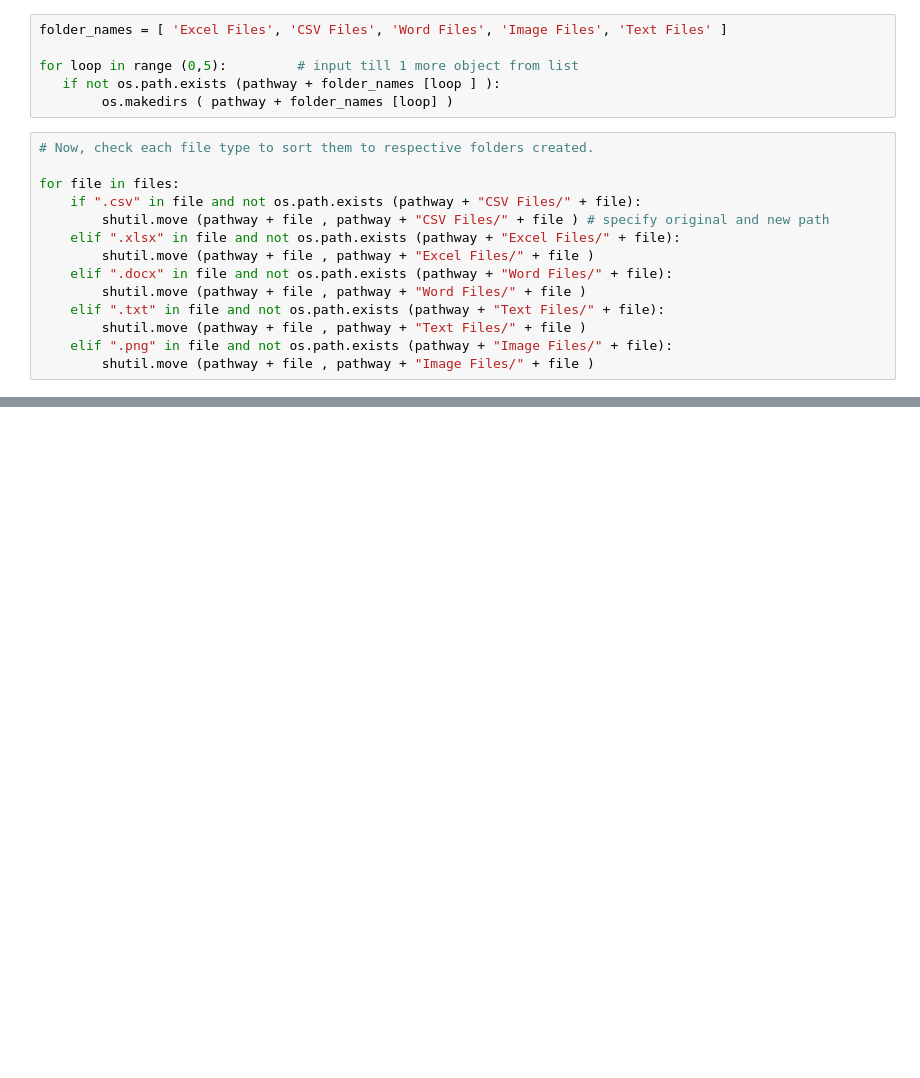
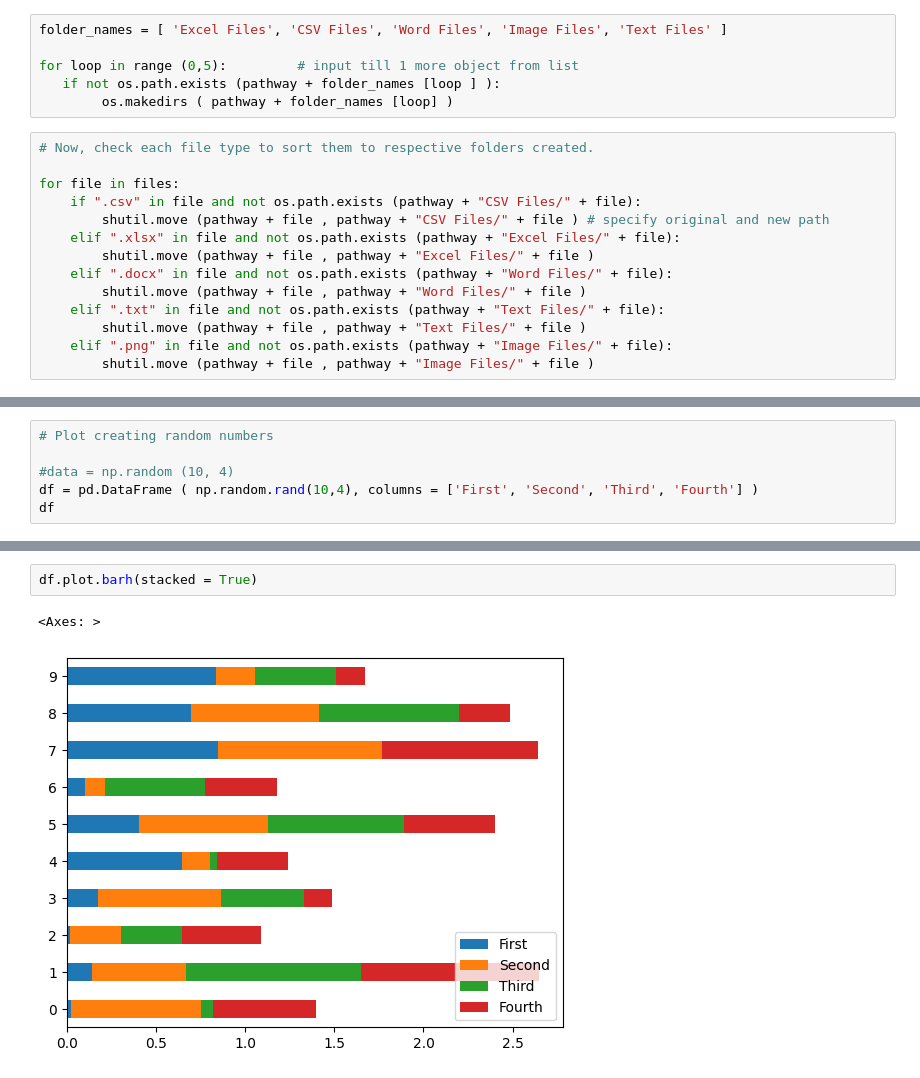
Before and after one commit to JYAKHWA/PythonPractice, a Jupyter notebook: DataAnalyticsPractice.ipynb, the cells around one changed output, grey strips where cells are left out. Saved outputs shown, nothing was run; the diff lists cells and outputs as text; blank space fills up the shorter version.

```diff
--- a/DataAnalyticsPractice.ipynb
+++ b/DataAnalyticsPractice.ipynb
@@ -335,0 +382,6 @@ for file in files:
+# %%
+# Plot creating random numbers
+
+#data = np.random (10, 4)
+df = pd.DataFrame ( np.random.rand(10,4), columns = ['First', 'Second', 'Third', 'Fourth'] )
+df
@@ -335,0 +400,5 @@ for file in files:
+# %%
+df.plot.barh(stacked = True)
+# %% [output]
+<Axes: >
+[figure, added]
```
Also changed, not shown: parts of 23 cells of this notebook, 2 other files.
